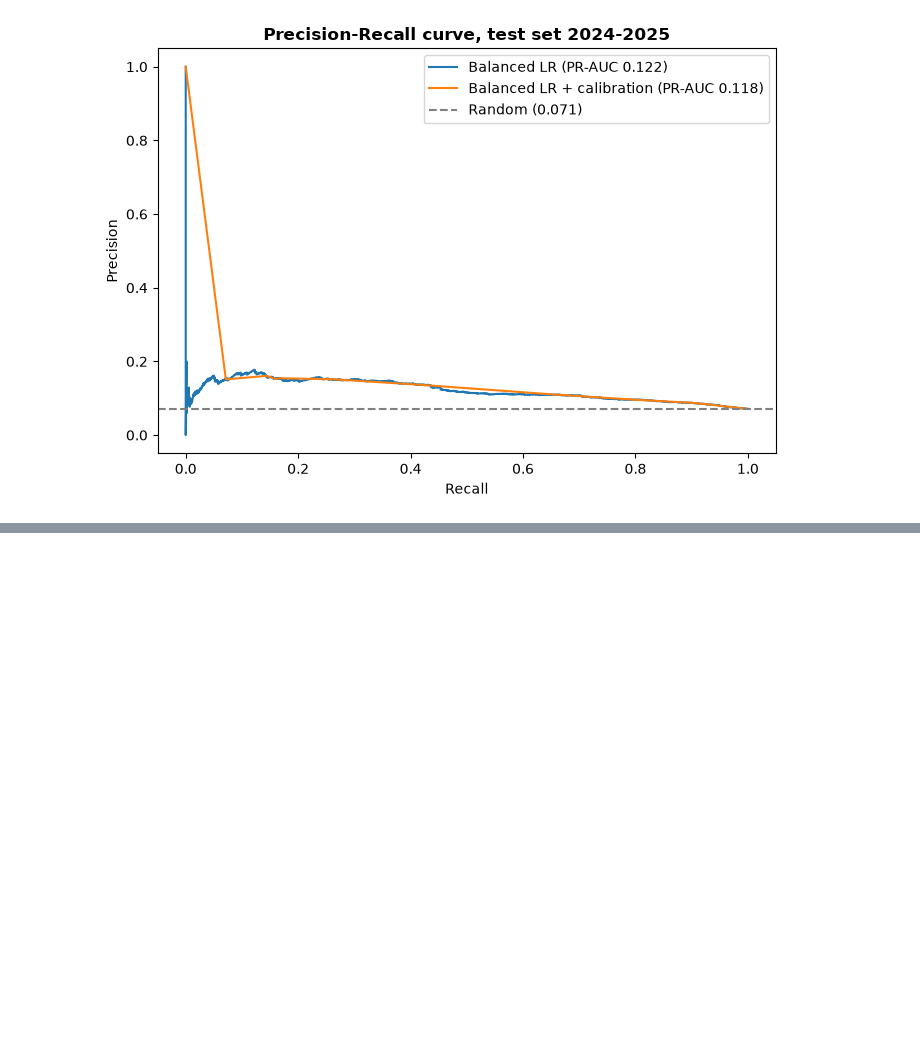
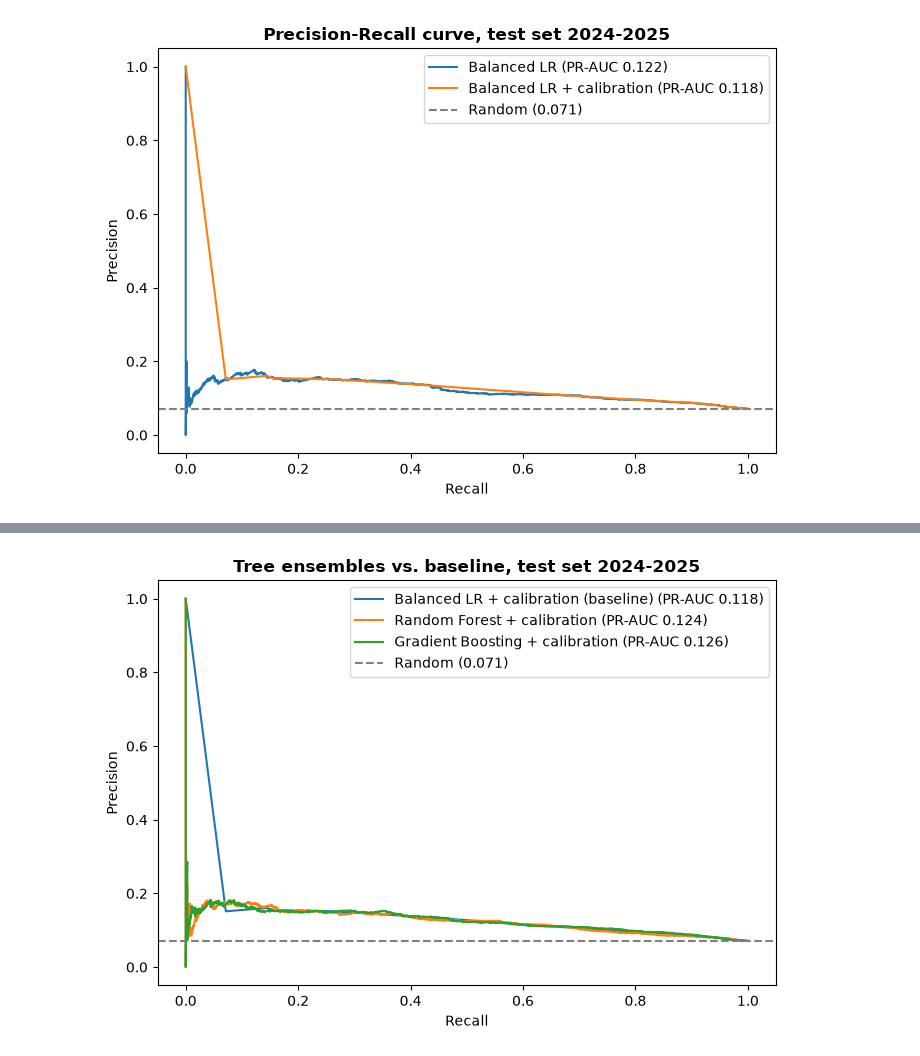
Before and after one commit to samuelbarrezueta/predictive-analytics-forecasting, a Jupyter notebook: notebooks/Task3_Predictive_Modelling.ipynb, the cells around one changed output, grey strips where cells are left out. Cells and saved outputs as stored; diff of their text form; code cells hidden in the pictures; blank space fills up the shorter version.

```diff
--- a/notebooks/Task3_Predictive_Modelling.ipynb
+++ b/notebooks/Task3_Predictive_Modelling.ipynb
@@ -306,0 +370,5 @@ results = pd.concat([results, evaluate("My model", y_test, p_my_model).to_frame(
+# %%
+best_rf_params = tuning.loc[tuning["Model"] == "Random Forest", "Params"].iloc[0]
+best_hgb_params = tuning.loc[tuning["Model"] == "Gradient Boosting", "Params"].iloc[0]
+print(f"Best Random Forest:     {best_rf_params}")
+print(f"Best Gradient Boosting: {best_hgb_params}")
@@ -306,0 +405,17 @@ results = pd.concat([results, evaluate("My model", y_test, p_my_model).to_frame(
+# %%
+rf = make_rf(**best_rf_params).fit(X_train, y_train)
+hgb = make_hgb(**best_hgb_params).fit(X_train, y_train)
+
+rf_cal = CalibratedClassifierCV(FrozenEstimator(rf), method="sigmoid").fit(X_val, y_val)
+hgb_cal = CalibratedClassifierCV(FrozenEstimator(hgb), method="sigmoid").fit(X_val, y_val)
+
+p_rf, p_rf_cal = rf.predict_proba(X_test)[:, 1], rf_cal.predict_proba(X_test)[:, 1]
+p_hgb, p_hgb_cal = hgb.predict_proba(X_test)[:, 1], hgb_cal.predict_proba(X_test)[:, 1]
+
+results = pd.concat([results, pd.DataFrame([
+    evaluate("Random Forest", y_test, p_rf),
+    evaluate("Random Forest + sigmoid calibration", y_test, p_rf_cal),
+    evaluate("Gradient Boosting", y_test, p_hgb),
+    evaluate("Gradient Boosting + sigmoid calibration", y_test, p_hgb_cal),
+])])
+results.round(4)
@@ -306,0 +431,16 @@ results = pd.concat([results, evaluate("My model", y_test, p_my_model).to_frame(
+# %%
+fig, ax = plt.subplots(figsize=(7, 5))
+for name, p in [("Balanced LR + calibration (baseline)", p_logreg_cal),
+                ("Random Forest + calibration", p_rf_cal),
+                ("Gradient Boosting + calibration", p_hgb_cal)]:
+    precision, recall, _ = precision_recall_curve(y_test, p)
+    ax.plot(recall, precision, label=f"{name} (PR-AUC {average_precision_score(y_test, p):.3f})")
+ax.axhline(y_test.mean(), ls="--", color="grey", label=f"Random ({y_test.mean():.3f})")
+ax.set_xlabel("Recall")
+ax.set_ylabel("Precision")
+ax.set_title("Tree ensembles vs. baseline, test set 2024-2025", fontweight="bold")
+ax.legend()
+plt.tight_layout()
+plt.show()
+# %% [output]
+[figure, added]
```
Also changed, not shown: parts of 20 cells of this notebook, 3 other files.
